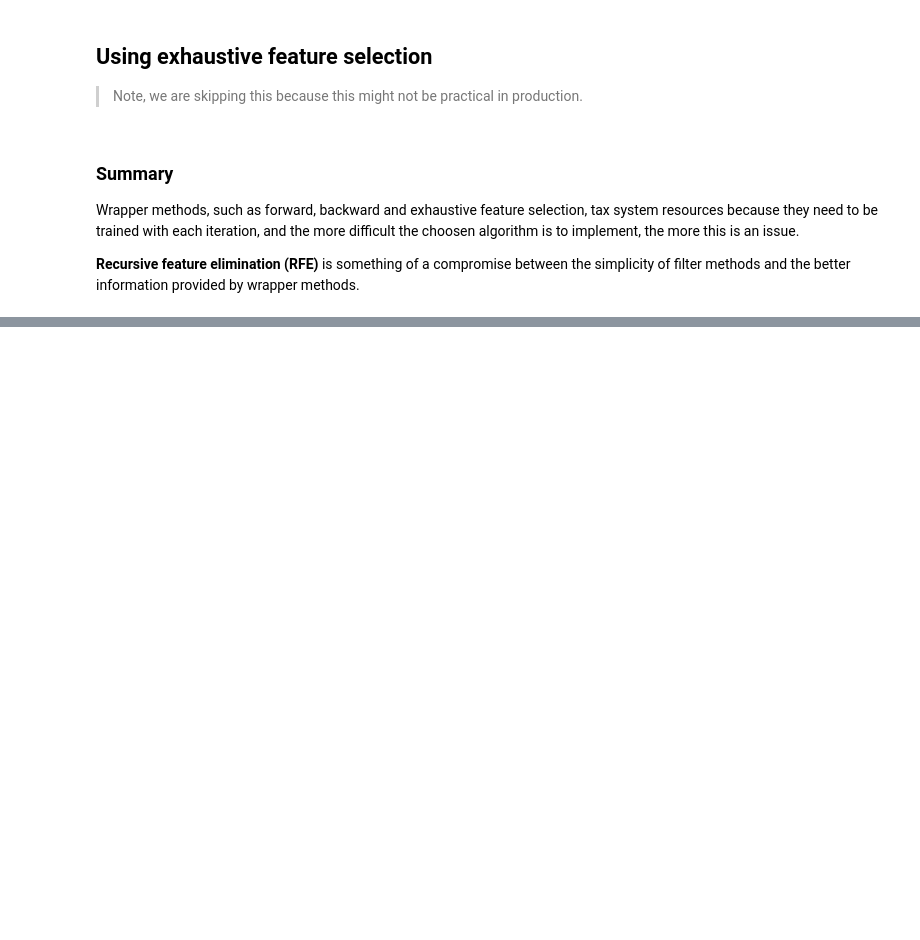
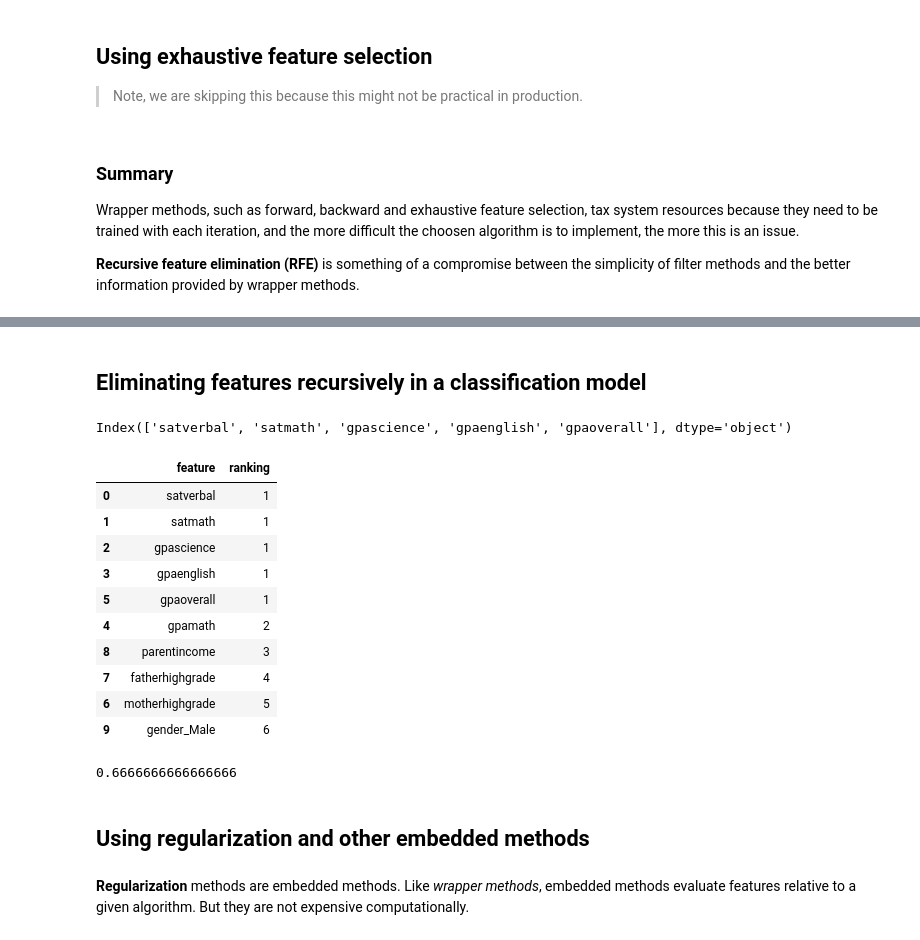
Before and after one commit to alextanhongpin/data-cleaning-and-exploration-with-machine-learning, a Jupyter notebook: 05-feature-selection.ipynb, the cells around one changed output, grey strips where cells are left out. Drawn from its saved outputs; the diff is of its cells as text; code cells hidden in the pictures; blank space fills up the shorter version.

Commit message:
chore: add recursive feauture elimination

```diff
--- a/05-feature-selection.ipynb
+++ b/05-feature-selection.ipynb
@@ -424,0 +552,2 @@ __Recursive feature elimination (RFE)__ is something of a compromise between the
+# %% [markdown]
+## Eliminating features recursively in a classification model
@@ -424,0 +583,60 @@ __Recursive feature elimination (RFE)__ is something of a compromise between the
+# %%
+num_cols = feature_cols[:]
+num_cols.remove("gender")
+cat_cols = ["gender"]
+
+num_transformer = make_pipeline(StandardScaler())
+cat_transformer = make_pipeline(OneHotEncoder(drop="first"))
+
+transformer = ColumnTransformer(
+    [("num_cols", num_transformer, num_cols), ("cat_cols", cat_transformer, cat_cols)],
+    verbose_feature_names_out=False,
+)
+X_train_enc = pd.DataFrame(
+    transformer.fit_transform(X_train),
+    columns=transformer.get_feature_names_out(),
+    index=X_train.index,
+)
+X_test_enc = pd.DataFrame(
+    transformer.fit_transform(X_test),
+    columns=transformer.get_feature_names_out(),
+    index=X_test.index,
+)
+# %%
+rfc = RandomForestClassifier(n_estimators=100, max_depth=2, n_jobs=-1, random_state=0)
+tree_sel = RFE(estimator=rfc, n_features_to_select=5)
+tree_sel.fit(X_train_enc, y_train.values.ravel())
+sel_cols = X_train_enc.columns[tree_sel.get_support()]
+sel_cols
+# %% [output]
+Index(['satverbal', 'satmath', 'gpascience', 'gpaenglish', 'gpaoverall'], dtype='object')
+# %%
+pd.DataFrame(
+    {
+        "feature": X_train_enc.columns,
+        "ranking": tree_sel.ranking_,
+    },
+    columns=["feature", "ranking"],
+).sort_values(["ranking"], ascending=True)
+# %% [output]
+|  | feature | ranking |
+| 0 | satverbal | 1 |
+| 1 | satmath | 1 |
+| 2 | gpascience | 1 |
+| 3 | gpaenglish | 1 |
+| 5 | gpaoverall | 1 |
+| 4 | gpamath | 2 |
+| 8 | parentincome | 3 |
+| 7 | fatherhighgrade | 4 |
+| 6 | motherhighgrade | 5 |
+| 9 | gender_Male | 6 |
+# %%
+rfc.fit(tree_sel.transform(X_train_enc), y_train.values.ravel())
+y_pred = rfc.predict(tree_sel.transform(X_test_enc))
+accuracy_score(y_test, y_pred)
+# %% [output]
+0.6666666666666666
+# %% [markdown]
+## Using regularization and other embedded methods
+# %% [markdown]
+__Regularization__ methods are embedded methods. Like _wrapper methods_, embedded methods evaluate features relative to a given algorithm. But they are not expensive computationally.
```
Also changed, not shown: parts of 17 cells of this notebook.
